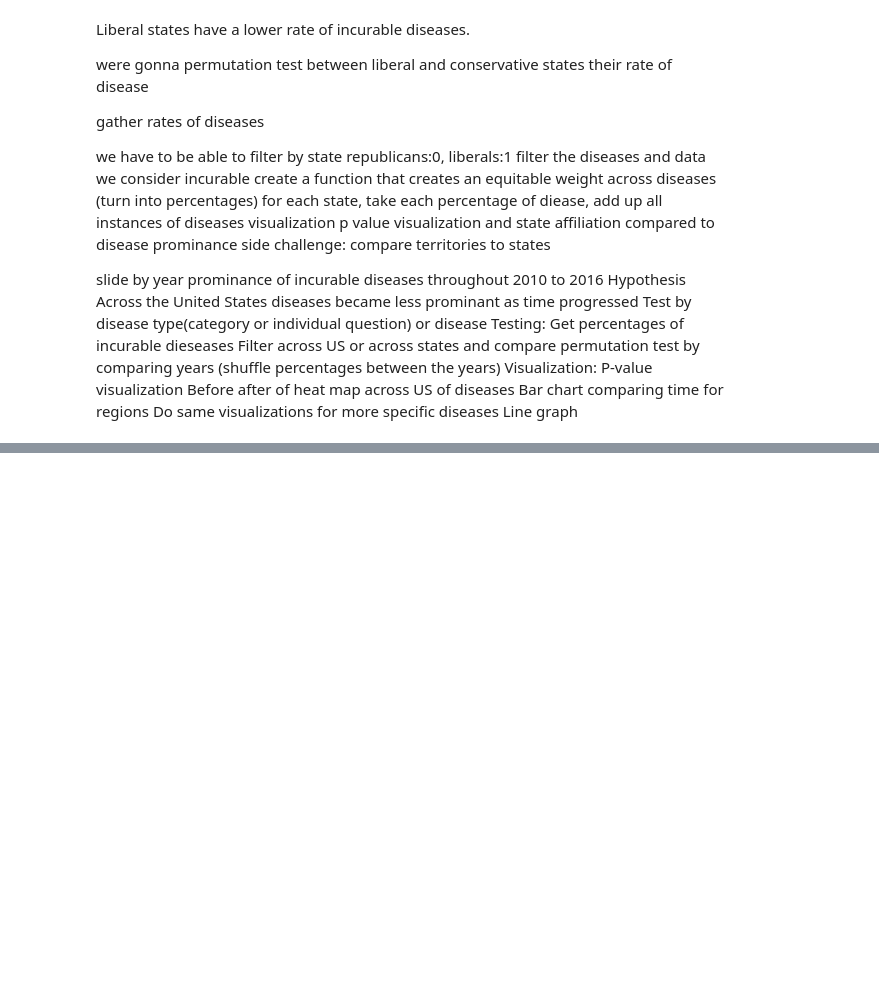
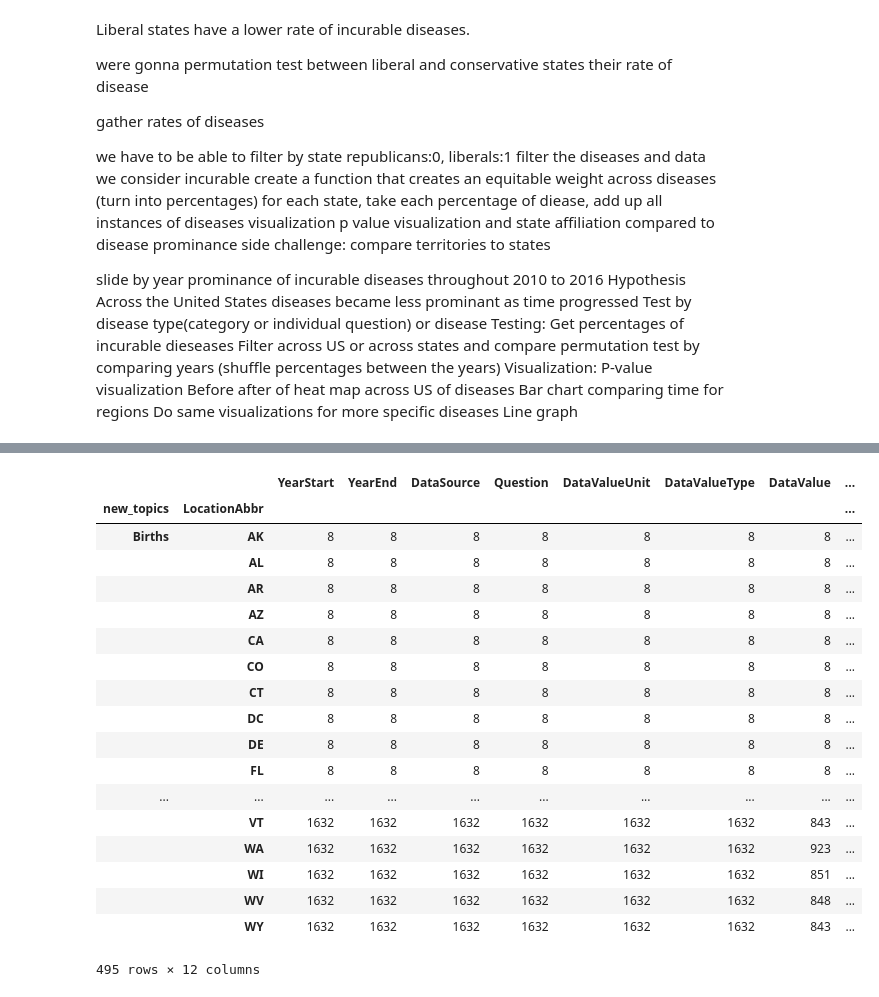
Before and after one commit to ajf01/DataHacks-2020-Science-Track, a Jupyter notebook: Untitled.ipynb, the cells around one changed output, grey strips where cells are left out. Saved outputs shown, nothing was run; the diff lists cells and outputs as text; code cells hidden in the pictures; blank space fills up the shorter version.

```diff
--- a/Untitled.ipynb
+++ b/Untitled.ipynb
@@ -22,3 +22,6 @@ pd.read_csv('../U.S._Chronic_Disease_Indicators__CDI_.csv')
 | 519716 | 2016 | 2016 | CT | Connecticut | BRFSS | Cardiovascular Disease | Influenza vaccination among nonin... | NaN | ... |
 | 519717 | 2013 | 2013 | TX | Texas | BRFSS | Nutrition, Physical Activity, and... | Meeting aerobic physical activity... | NaN | ... |
 519718 rows × 34 columns
+# %%
+altered_data = pd.read_csv('../NEW_U.S._Chronic_Disease_Indicators.csv')
+altered_data
@@ -114,3 +153,5 @@ Visualization:
     Bar chart comparing time for regions
     Do same visualizations for more specific diseases
     Line graph
+# %%
+dropped_altered = altered_data.drop(columns=col)
@@ -116,0 +172,22 @@ Visualization:
+# %%
+dropped_altered.groupby(['new_topics', 'LocationAbbr']).count()
+# %% [output]
+|  |  | YearStart | YearEnd | DataSource | Question | DataValueUnit | DataValueType | DataValue | ... |
+| new_topics | LocationAbbr |  |  |  |  |  |  |  | ... |
+| Births | AK | 8 | 8 | 8 | 8 | 8 | 8 | 8 | ... |
+|  | AL | 8 | 8 | 8 | 8 | 8 | 8 | 8 | ... |
+|  | AR | 8 | 8 | 8 | 8 | 8 | 8 | 8 | ... |
+|  | AZ | 8 | 8 | 8 | 8 | 8 | 8 | 8 | ... |
+|  | CA | 8 | 8 | 8 | 8 | 8 | 8 | 8 | ... |
+|  | CO | 8 | 8 | 8 | 8 | 8 | 8 | 8 | ... |
+|  | CT | 8 | 8 | 8 | 8 | 8 | 8 | 8 | ... |
+|  | DC | 8 | 8 | 8 | 8 | 8 | 8 | 8 | ... |
+|  | DE | 8 | 8 | 8 | 8 | 8 | 8 | 8 | ... |
+|  | FL | 8 | 8 | 8 | 8 | 8 | 8 | 8 | ... |
+| ... | ... | ... | ... | ... | ... | ... | ... | ... | ... |
+|  | VT | 1632 | 1632 | 1632 | 1632 | 1632 | 1632 | 843 | ... |
+|  | WA | 1632 | 1632 | 1632 | 1632 | 1632 | 1632 | 923 | ... |
+|  | WI | 1632 | 1632 | 1632 | 1632 | 1632 | 1632 | 851 | ... |
+|  | WV | 1632 | 1632 | 1632 | 1632 | 1632 | 1632 | 848 | ... |
+|  | WY | 1632 | 1632 | 1632 | 1632 | 1632 | 1632 | 843 | ... |
+495 rows × 12 columns
```
Also changed, not shown: parts of 17 cells of this notebook.
